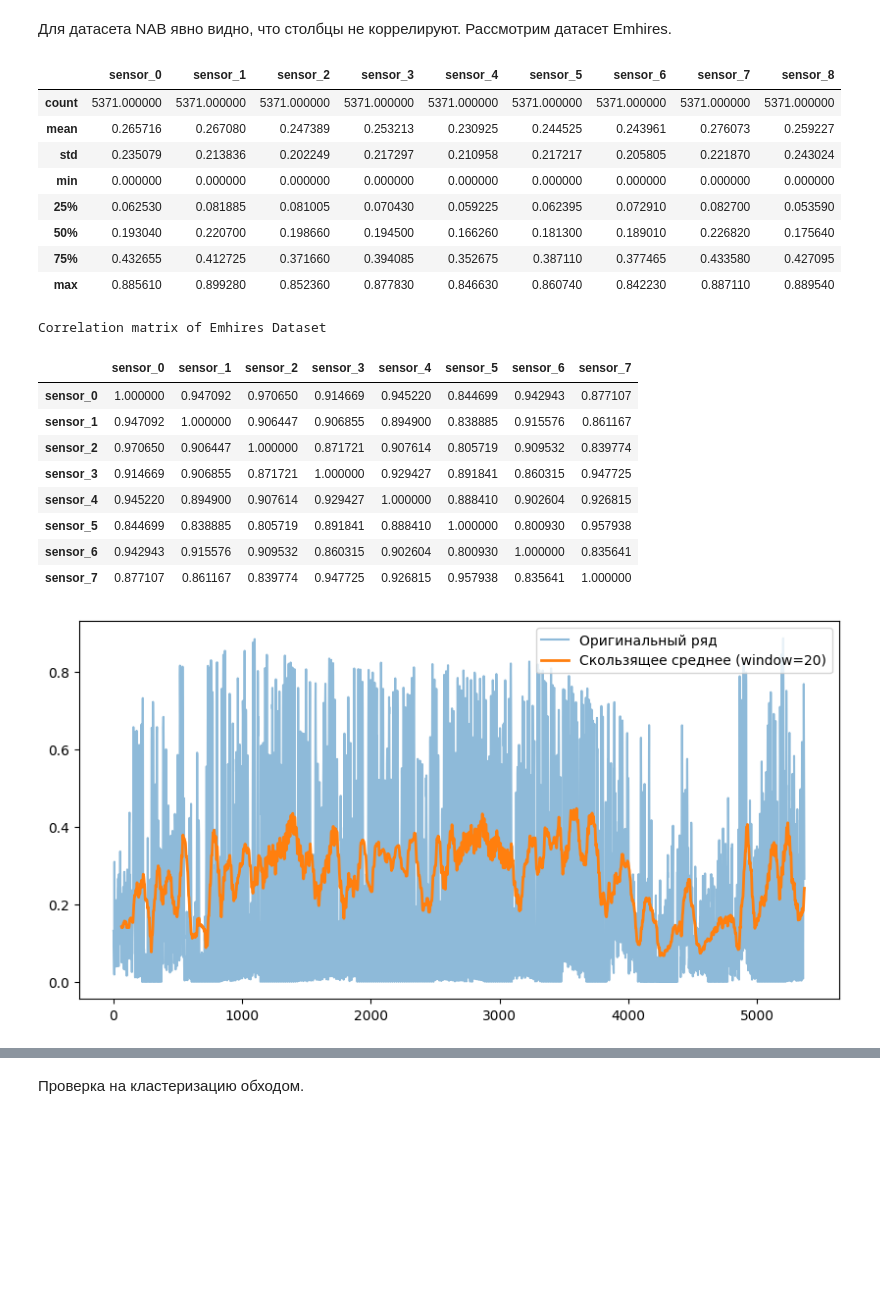
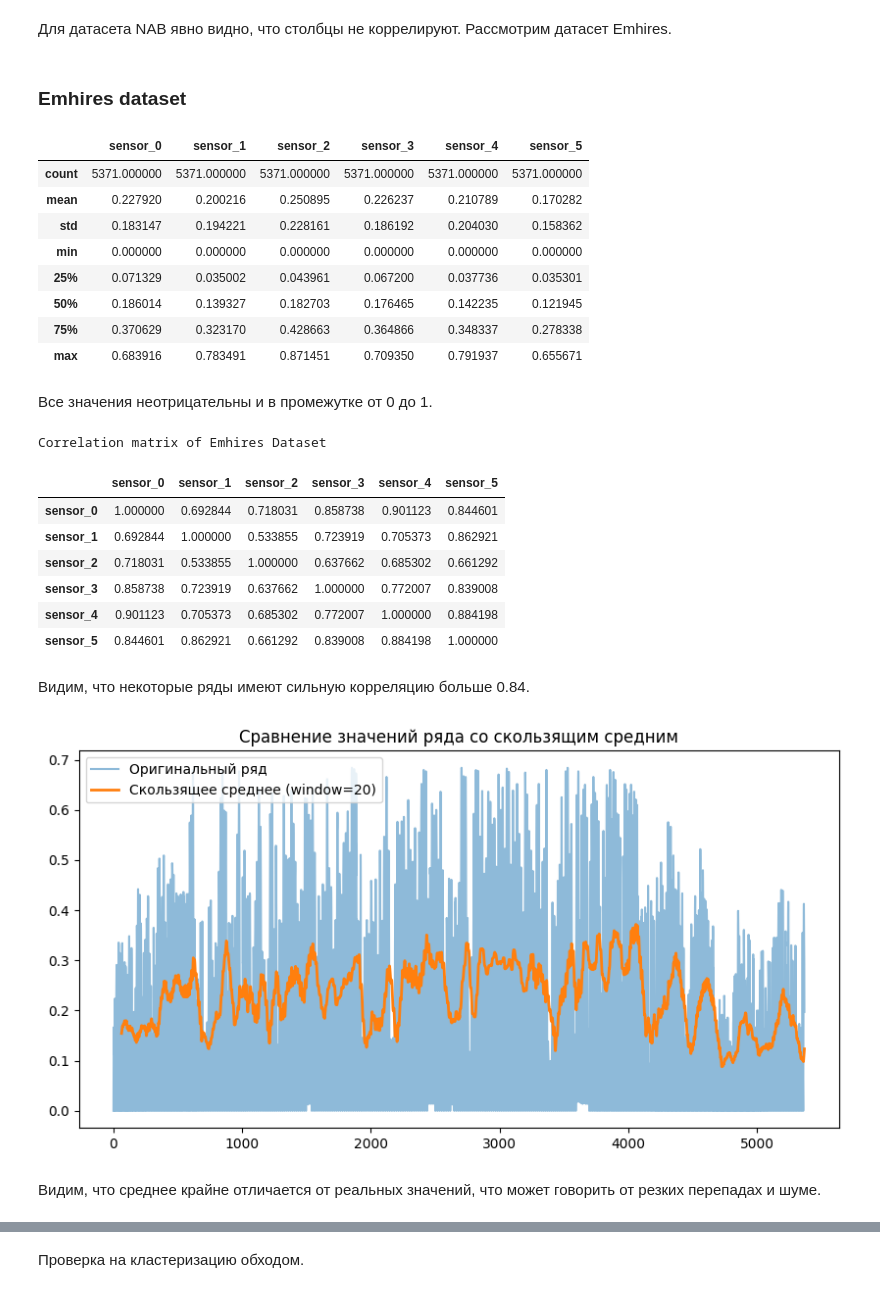
Before and after one commit to Romankkl03/compress_time_series, a Jupyter notebook: experiments.ipynb, the cells around one changed output, grey strips where cells are left out. Drawn from its saved outputs; the diff is of its cells as text; code cells hidden in the pictures; blank space fills up the shorter version.

```diff
--- a/experiments.ipynb
+++ b/experiments.ipynb
@@ -116,0 +50,3 @@ df_wind.info()
+# %%
+df_wind, wind_geo_dict= get_country_df()
+df_wind.sample(2)
@@ -171,18 +103,22 @@ Correlation matrix of NAB Dataset
 | sensor_5 | 0.129970 | 0.254247 | 0.135786 | 0.326703 | 1.000000 |
 # %% [markdown]
 Для датасета NAB явно видно, что столбцы не коррелируют. Рассмотрим датасет Emhires.
+# %% [markdown]
+### Emhires dataset
 # %%
 df_wind.describe()
 # %% [output]
-|  | sensor_0 | sensor_1 | sensor_2 | sensor_3 | sensor_4 | sensor_5 | sensor_6 | sensor_7 | sensor_8 |
-| count | 5371.000000 | 5371.000000 | 5371.000000 | 5371.000000 | 5371.000000 | 5371.000000 | 5371.000000 | 5371.000000 | 5371.000000 |
-| mean | 0.265716 | 0.267080 | 0.247389 | 0.253213 | 0.230925 | 0.244525 | 0.243961 | 0.276073 | 0.259227 |
-| std | 0.235079 | 0.213836 | 0.202249 | 0.217297 | 0.210958 | 0.217217 | 0.205805 | 0.221870 | 0.243024 |
-| min | 0.000000 | 0.000000 | 0.000000 | 0.000000 | 0.000000 | 0.000000 | 0.000000 | 0.000000 | 0.000000 |
-| 25% | 0.062530 | 0.081885 | 0.081005 | 0.070430 | 0.059225 | 0.062395 | 0.072910 | 0.082700 | 0.053590 |
-| 50% | 0.193040 | 0.220700 | 0.198660 | 0.194500 | 0.166260 | 0.181300 | 0.189010 | 0.226820 | 0.175640 |
-| 75% | 0.432655 | 0.412725 | 0.371660 | 0.394085 | 0.352675 | 0.387110 | 0.377465 | 0.433580 | 0.427095 |
-| max | 0.885610 | 0.899280 | 0.852360 | 0.877830 | 0.846630 | 0.860740 | 0.842230 | 0.887110 | 0.889540 |
+|  | sensor_0 | sensor_1 | sensor_2 | sensor_3 | sensor_4 | sensor_5 |
+| count | 5371.000000 | 5371.000000 | 5371.000000 | 5371.000000 | 5371.000000 | 5371.000000 |
+| mean | 0.227920 | 0.200216 | 0.250895 | 0.226237 | 0.210789 | 0.170282 |
+| std | 0.183147 | 0.194221 | 0.228161 | 0.186192 | 0.204030 | 0.158362 |
+| min | 0.000000 | 0.000000 | 0.000000 | 0.000000 | 0.000000 | 0.000000 |
+| 25% | 0.071329 | 0.035002 | 0.043961 | 0.067200 | 0.037736 | 0.035301 |
+| 50% | 0.186014 | 0.139327 | 0.182703 | 0.176465 | 0.142235 | 0.121945 |
+| 75% | 0.370629 | 0.323170 | 0.428663 | 0.364866 | 0.348337 | 0.278338 |
+| max | 0.683916 | 0.783491 | 0.871451 | 0.709350 | 0.791937 | 0.655671 |
+# %% [markdown]
+Все значения неотрицательны и в промежутке от 0 до 1.
 # %%
 corr_wind = df_wind.corr()
 styled_corr_wind = corr_wind.style.set_caption("Correlation matrix of Emhires Dataset") \
@@ -194,22 +130,24 @@ styled_corr_wind = corr_wind.style.set_caption("Correlation matrix of Emhires Da
 display(styled_corr_wind)
 # %% [output]
 Correlation matrix of Emhires Dataset
-|  | sensor_0 | sensor_1 | sensor_2 | sensor_3 | sensor_4 | sensor_5 | sensor_6 | sensor_7 |
-| sensor_0 | 1.000000 | 0.947092 | 0.970650 | 0.914669 | 0.945220 | 0.844699 | 0.942943 | 0.877107 |
-| sensor_1 | 0.947092 | 1.000000 | 0.906447 | 0.906855 | 0.894900 | 0.838885 | 0.915576 | 0.861167 |
-| sensor_2 | 0.970650 | 0.906447 | 1.000000 | 0.871721 | 0.907614 | 0.805719 | 0.909532 | 0.839774 |
-| sensor_3 | 0.914669 | 0.906855 | 0.871721 | 1.000000 | 0.929427 | 0.891841 | 0.860315 | 0.947725 |
-| sensor_4 | 0.945220 | 0.894900 | 0.907614 | 0.929427 | 1.000000 | 0.888410 | 0.902604 | 0.926815 |
-| sensor_5 | 0.844699 | 0.838885 | 0.805719 | 0.891841 | 0.888410 | 1.000000 | 0.800930 | 0.957938 |
-| sensor_6 | 0.942943 | 0.915576 | 0.909532 | 0.860315 | 0.902604 | 0.800930 | 1.000000 | 0.835641 |
-| sensor_7 | 0.877107 | 0.861167 | 0.839774 | 0.947725 | 0.926815 | 0.957938 | 0.835641 | 1.000000 |
+|  | sensor_0 | sensor_1 | sensor_2 | sensor_3 | sensor_4 | sensor_5 |
+| sensor_0 | 1.000000 | 0.692844 | 0.718031 | 0.858738 | 0.901123 | 0.844601 |
+| sensor_1 | 0.692844 | 1.000000 | 0.533855 | 0.723919 | 0.705373 | 0.862921 |
+| sensor_2 | 0.718031 | 0.533855 | 1.000000 | 0.637662 | 0.685302 | 0.661292 |
+| sensor_3 | 0.858738 | 0.723919 | 0.637662 | 1.000000 | 0.772007 | 0.839008 |
+| sensor_4 | 0.901123 | 0.705373 | 0.685302 | 0.772007 | 1.000000 | 0.884198 |
+| sensor_5 | 0.844601 | 0.862921 | 0.661292 | 0.839008 | 0.884198 | 1.000000 |
+# %% [markdown]
+Видим, что некоторые ряды имеют сильную корреляцию больше 0.84.
 # %%
 rolling_mean = df_wind.sensor_0.rolling(window=64).mean()
-
 plt.figure(figsize=(10,5))
 plt.plot(df_wind.sensor_0.values, label="Оригинальный ряд", alpha=0.5)
 plt.plot(rolling_mean, label="Скользящее среднее (window=20)", linewidth=2)
 plt.legend()
+plt.title("Сравнение значений ряда со скользящим средним")
 plt.show()
 # %% [output]
-[figure, old version]
+[figure, new version]
+# %% [markdown]
+Видим, что среднее крайне отличается от реальных значений, что может говорить от резких перепадах и шуме.
```
Also changed, not shown: parts of 121 cells of this notebook, 15 other files.
